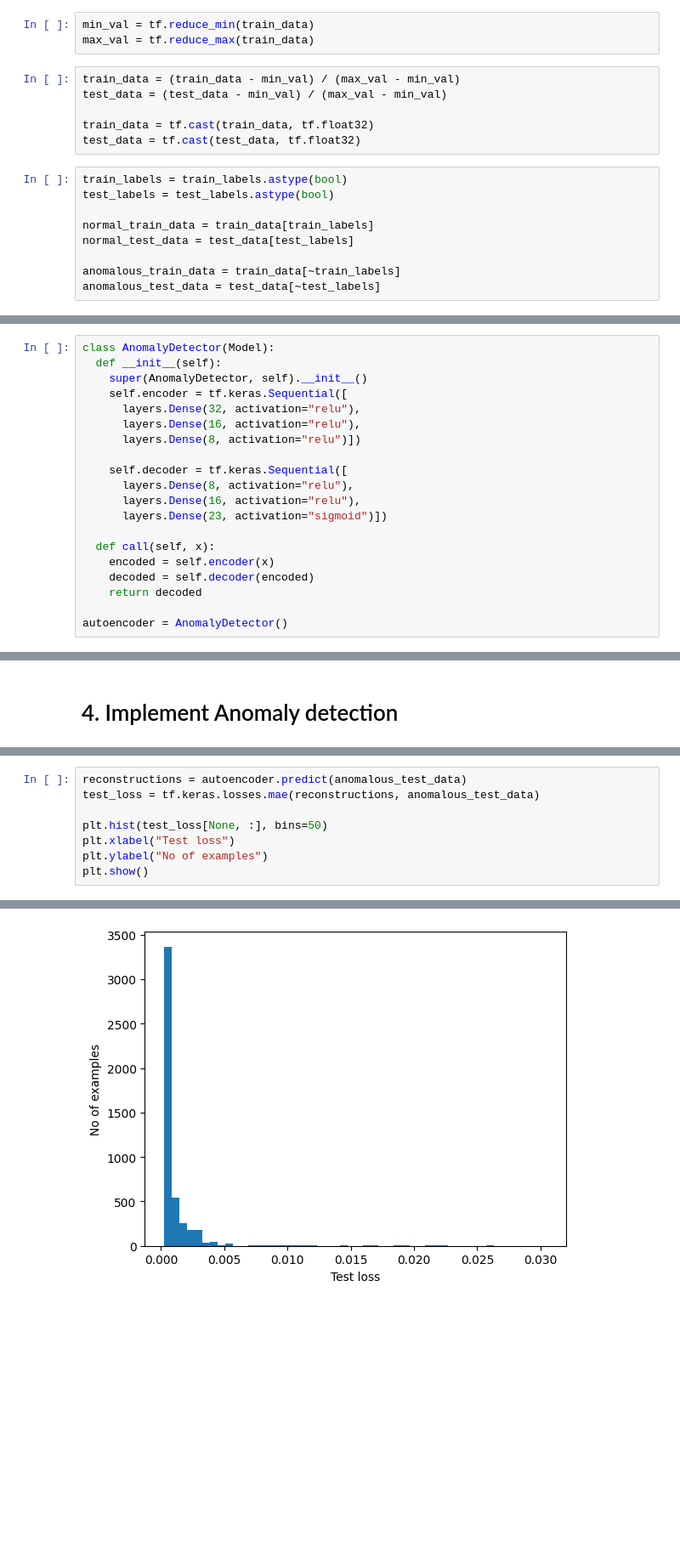
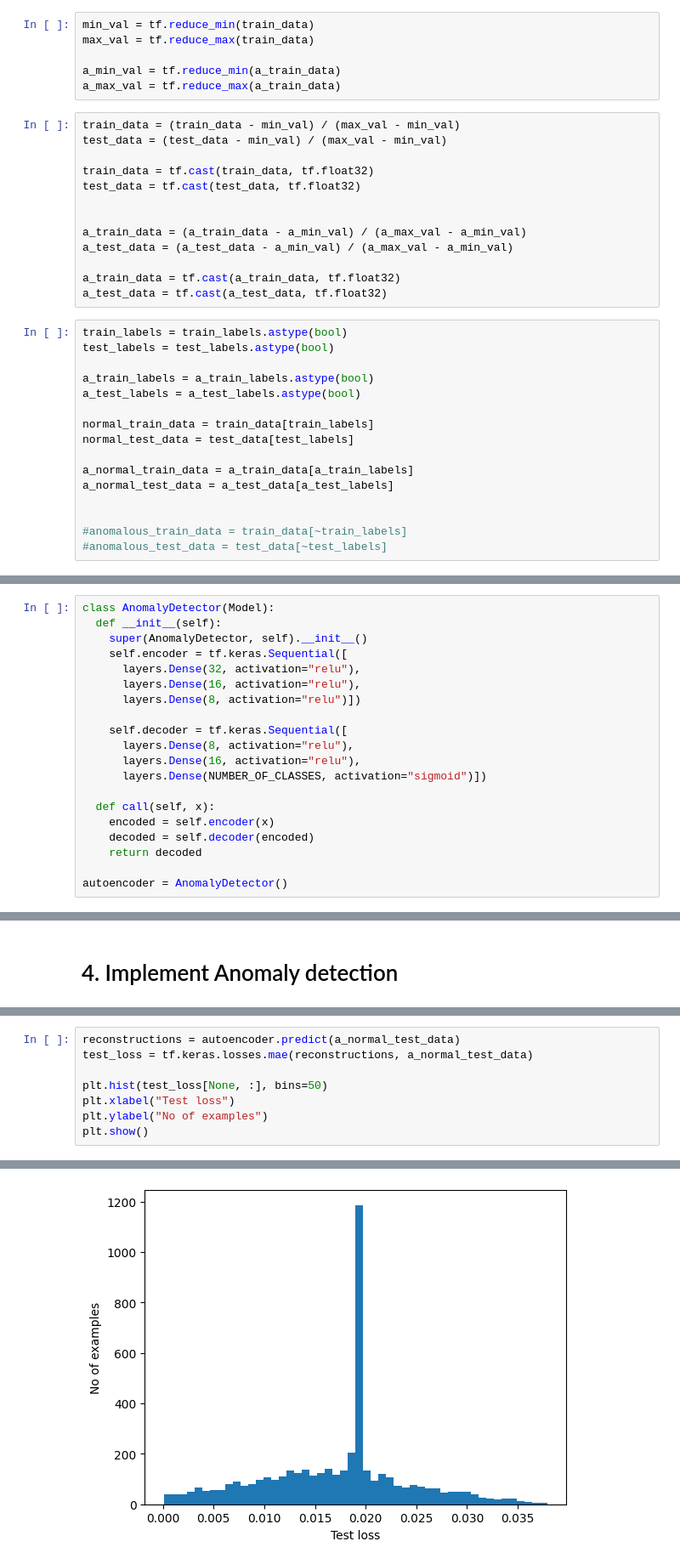
Before and after one commit to aKravtschenko/DEEPL-Autoencoder, a Jupyter notebook: main.ipynb, the cells around one changed output, grey strips where cells are left out. Shown at 85% size. Saved outputs shown, nothing was run; the diff lists cells and outputs as text; blank space fills up the shorter version.

```diff
--- a/main.ipynb
+++ b/main.ipynb
@@ -346,20 +615,37 @@ test_data = tf.constant(test_data, dtype=tf.float32)
 # %%
 min_val = tf.reduce_min(train_data)
 max_val = tf.reduce_max(train_data)
+
+a_min_val = tf.reduce_min(a_train_data)
+a_max_val = tf.reduce_max(a_train_data)
 # %%
 train_data = (train_data - min_val) / (max_val - min_val)
 test_data = (test_data - min_val) / (max_val - min_val)
 
 train_data = tf.cast(train_data, tf.float32)
 test_data = tf.cast(test_data, tf.float32)
+
+
+a_train_data = (a_train_data - a_min_val) / (a_max_val - a_min_val)
+a_test_data = (a_test_data - a_min_val) / (a_max_val - a_min_val)
+
+a_train_data = tf.cast(a_train_data, tf.float32)
+a_test_data = tf.cast(a_test_data, tf.float32)
 # %%
 train_labels = train_labels.astype(bool)
 test_labels = test_labels.astype(bool)
 
+a_train_labels = a_train_labels.astype(bool)
+a_test_labels = a_test_labels.astype(bool)
+
 normal_train_data = train_data[train_labels]
 normal_test_data = test_data[test_labels]
 
-anomalous_train_data = train_data[~train_labels]
-anomalous_test_data = test_data[~test_labels]
+a_normal_train_data = a_train_data[a_train_labels]
+a_normal_test_data = a_test_data[a_test_labels]
+
+
+#anomalous_train_data = train_data[~train_labels]
+#anomalous_test_data = test_data[~test_labels]
 # %%
 plt.grid()
@@ -382,7 +668,7 @@ class AnomalyDetector(Model):
     self.decoder = tf.keras.Sequential([
       layers.Dense(8, activation="relu"),
       layers.Dense(16, activation="relu"),
-      layers.Dense(23, activation="sigmoid")])
+      layers.Dense(NUMBER_OF_CLASSES, activation="sigmoid")])
 
   def call(self, x):
     encoded = self.encoder(x)
@@ -466,6 +752,6 @@ Threshold:  0.0010042521
 # %%
-reconstructions = autoencoder.predict(anomalous_test_data)
-test_loss = tf.keras.losses.mae(reconstructions, anomalous_test_data)
+reconstructions = autoencoder.predict(a_normal_test_data)
+test_loss = tf.keras.losses.mae(reconstructions, a_normal_test_data)
 
 plt.hist(test_loss[None, :], bins=50)
 plt.xlabel("Test loss")
@@ -476,4 +762,4 @@ plt.show()
-[figure, old version]
+[figure, new version]
 # %%
 def predict(model, data, threshold):
   reconstructions = model(data)
```
Also changed, not shown: parts of 48 cells of this notebook.
